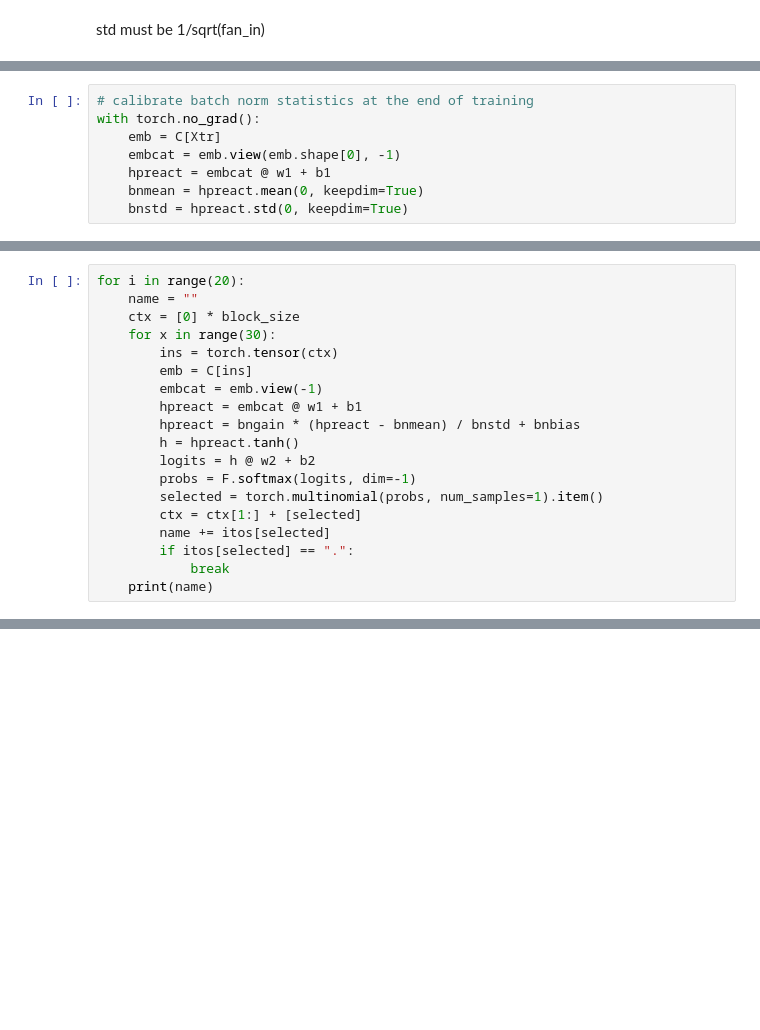
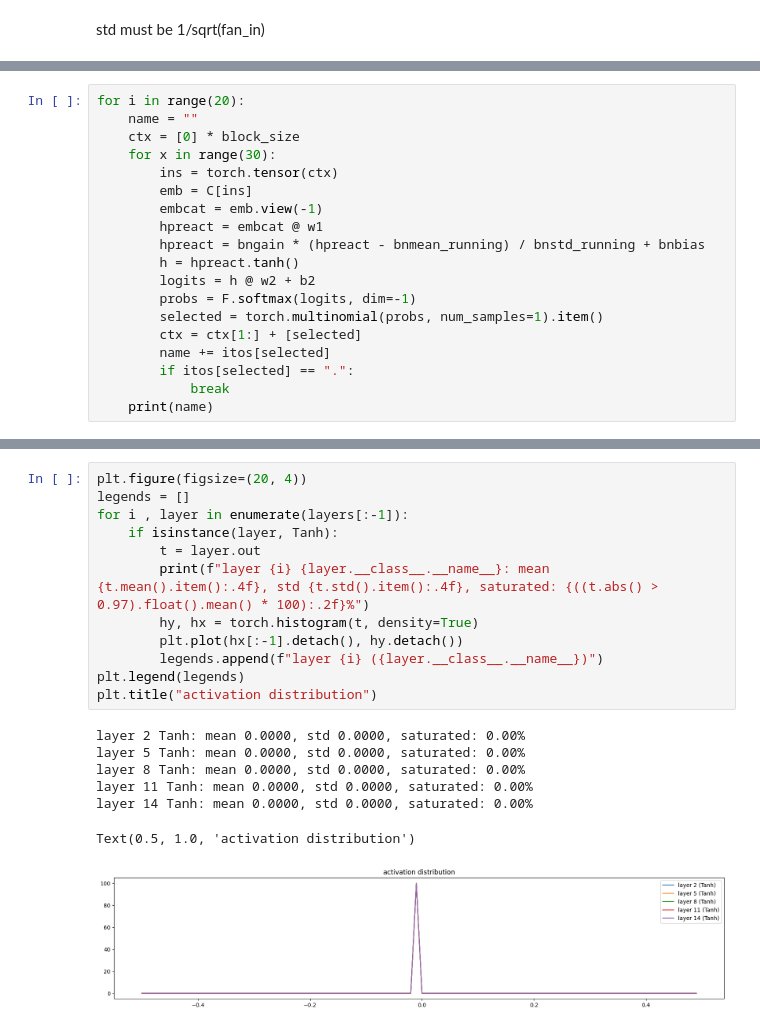
Before and after one commit to Trickshotblaster/batchnorm, a Jupyter notebook: batchnorm.ipynb, the cells around one changed output, grey strips where cells are left out. Cells and saved outputs as stored; diff of their text form; blank space fills up the shorter version.

```diff
--- a/batchnorm.ipynb
+++ b/batchnorm.ipynb
@@ -208,11 +207,3 @@ plt.plot(lossi)
-# %%
-# calibrate batch norm statistics at the end of training
-with torch.no_grad():
-    emb = C[Xtr]
-    embcat = emb.view(emb.shape[0], -1)
-    hpreact = embcat @ w1 + b1
-    bnmean = hpreact.mean(0, keepdim=True)
-    bnstd = hpreact.std(0, keepdim=True)
 # %%
 @torch.no_grad()
 def split_loss(split):
@@ -243,8 +234,8 @@ for i in range(20):
         ins = torch.tensor(ctx)
         emb = C[ins]
         embcat = emb.view(-1)
-        hpreact = embcat @ w1 + b1
-        hpreact = bngain * (hpreact - bnmean) / bnstd + bnbias
+        hpreact = embcat @ w1
+        hpreact = bngain * (hpreact - bnmean_running) / bnstd_running + bnbias
         h = hpreact.tanh()
         logits = h @ w2 + b2
         probs = F.softmax(logits, dim=-1)
@@ -277,0 +424,20 @@ joelynn.
+# %%
+plt.figure(figsize=(20, 4))
+legends = []
+for i , layer in enumerate(layers[:-1]):
+    if isinstance(layer, Tanh):
+        t = layer.out
+        print(f"layer {i} {layer.__class__.__name__}: mean {t.mean().item():.4f}, std {t.std().item():.4f}, saturated: {((t.abs() > 0.97).float().mean() * 100):.2f}%")
+        hy, hx = torch.histogram(t, density=True)
+        plt.plot(hx[:-1].detach(), hy.detach())
+        legends.append(f"layer {i} ({layer.__class__.__name__})")
+plt.legend(legends)
+plt.title("activation distribution")
+# %% [output]
+layer 2 Tanh: mean 0.0000, std 0.0000, saturated: 0.00%
+layer 5 Tanh: mean 0.0000, std 0.0000, saturated: 0.00%
+layer 8 Tanh: mean 0.0000, std 0.0000, saturated: 0.00%
+layer 11 Tanh: mean 0.0000, std 0.0000, saturated: 0.00%
+layer 14 Tanh: mean 0.0000, std 0.0000, saturated: 0.00%
+Text(0.5, 1.0, 'activation distribution')
+[figure, added]
```
Also changed, not shown: parts of 19 cells of this notebook.
